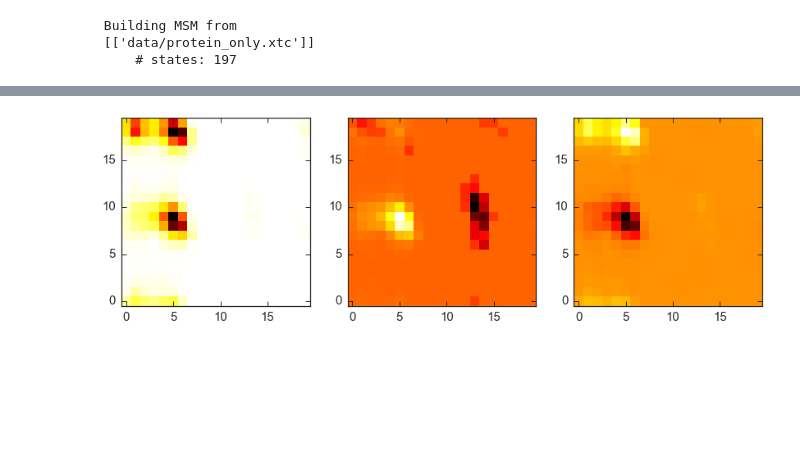
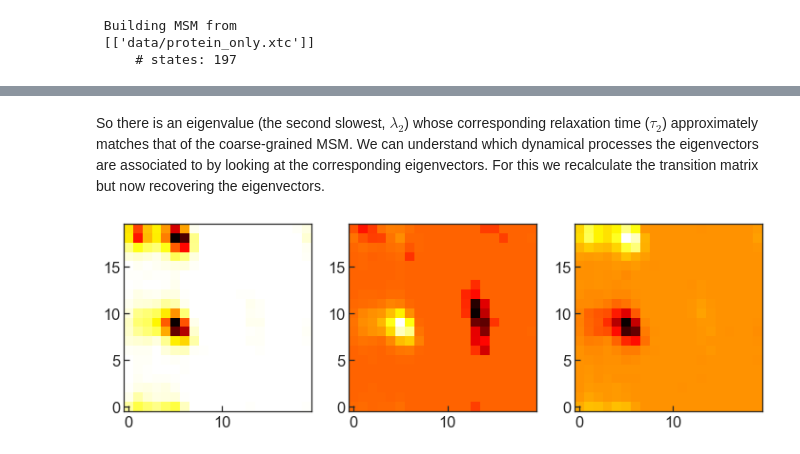
Before and after one commit to BioKT/MasterMSM, a Jupyter notebook: examples/alanine_dipeptide/ala_dipeptide_discretize.ipynb, the cells around one changed output, grey strips where cells are left out. Drawn from its saved outputs; the diff is of its cells as text; code cells hidden in the pictures; blank space fills up the shorter version.

```diff
--- a/examples/alanine_dipeptide/ala_dipeptide_discretize.ipynb
+++ b/examples/alanine_dipeptide/ala_dipeptide_discretize.ipynb
@@ -108,27 +118,30 @@ Which eigenvectors does this correspond to?
+# %% [markdown]
+So there is an eigenvalue (the second slowest, $\lambda_2$) whose corresponding relaxation time ($\tau_2$) approximately matches that of the coarse-grained MSM.
+We can understand which dynamical processes the eigenvectors are associated to by looking at the corresponding eigenvectors. For this we recalculate the transition matrix but now recovering the eigenvectors.
 # %%
 msm_alaTB_grid.msms[10].do_trans(evecs=True)
 # %%
-fig, ax = plt.subplots(1,3, figsize=(14,5))
+fig, ax = plt.subplots(1,3, figsize=(12,4))
 mat = np.zeros((20,20), float)
 for i in [x for x in zip(msm_alaTB_grid.msms[10].keep_keys, \
                          msm_alaTB_grid.msms[10].rvecsT[:,0])]:
     #print i, i[0]%20, int(i[0]/20), -i[1]
     mat[i[0]%20, int(i[0]/20)] = i[1]
 ax[0].imshow(mat.transpose(), interpolation="none", origin='lower', \
              cmap='hot')
 mat = np.zeros((20,20), float)
 for i in [x for x in zip(msm_alaTB_grid.msms[10].keep_keys, \
                          msm_alaTB_grid.msms[10].rvecsT[:,1])]:
     #print i, i[0]%20, int(i[0]/20), -i[1]
     mat[i[0]%20, int(i[0]/20)] = -i[1]
 ax[1].imshow(mat.transpose(), interpolation="none", origin='lower', \
              cmap='hot')
 mat = np.zeros((20,20), float)
 for i in [x for x in zip(msm_alaTB_grid.msms[10].keep_keys, \
                          msm_alaTB_grid.msms[10].rvecsT[:,2])]:
     #print i, i[0]%20, int(i[0]/20), -i[1]
     mat[i[0]%20, int(i[0]/20)] = -i[1]
 _ = ax[2].imshow(mat.transpose(), interpolation="none", origin='lower', \
                  cmap='hot')
 # %% [output]
-[figure, old version]
+[figure, new version]
```
Also changed, not shown: parts of 17 cells of this notebook.
